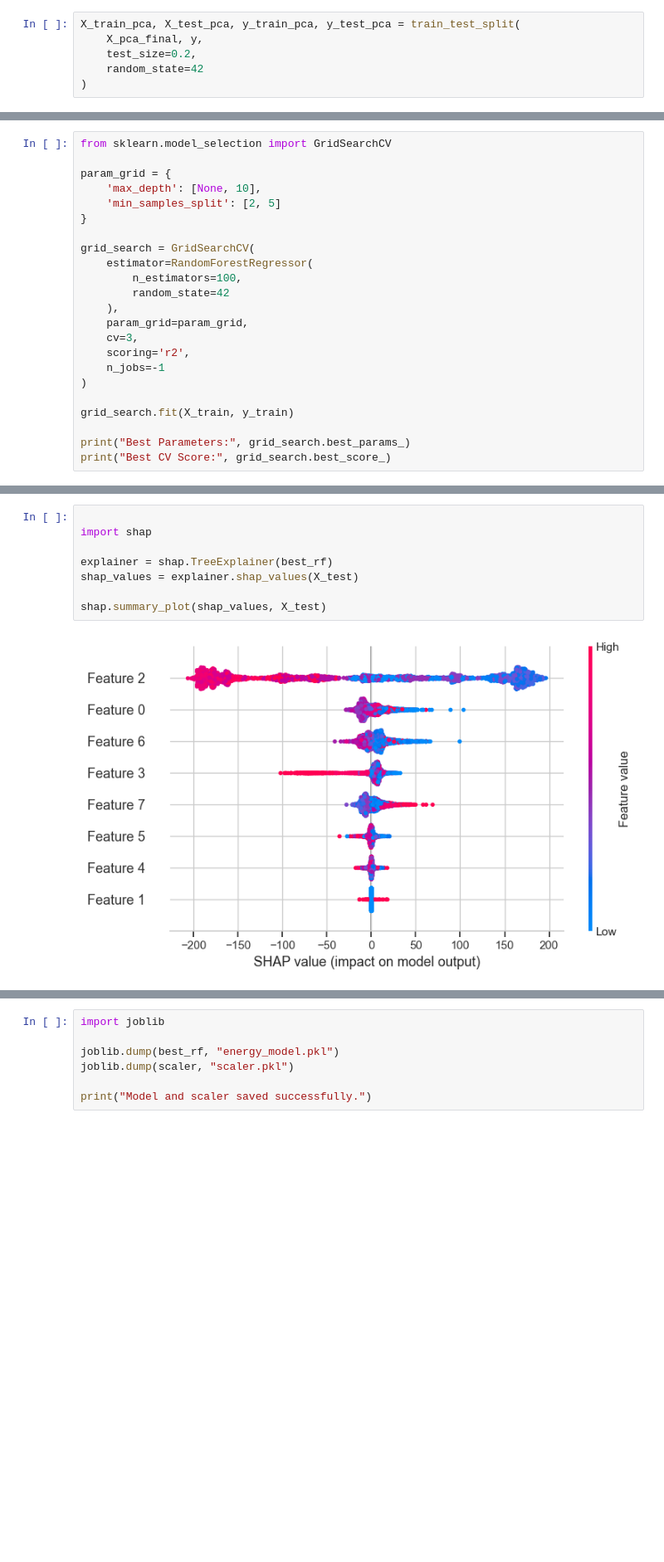
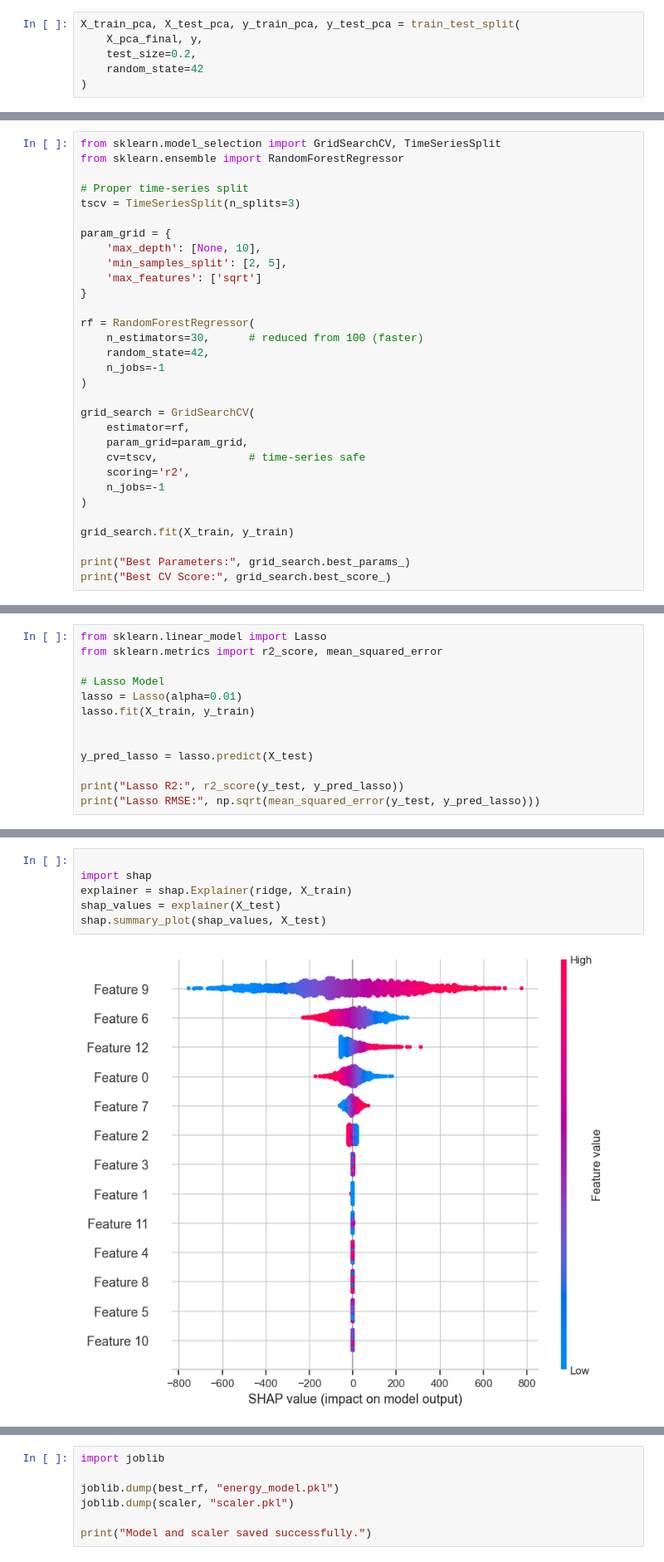
Before and after one commit to tia-345/energy-demand-dashboard, a Jupyter notebook: Energy_Demand_Capstone.ipynb, the cells around one changed output, grey strips where cells are left out. Shown at 83% size. Cells and saved outputs as stored; diff of their text form; blank space fills up the shorter version.

```diff
--- a/Energy_Demand_Capstone.ipynb
+++ b/Energy_Demand_Capstone.ipynb
@@ -435,18 +523,26 @@ Average CV R2: 0.34525107831308
 # %%
-from sklearn.model_selection import GridSearchCV
+from sklearn.model_selection import GridSearchCV, TimeSeriesSplit
+from sklearn.ensemble import RandomForestRegressor
+
+# Proper time-series split
+tscv = TimeSeriesSplit(n_splits=3)
 
 param_grid = {
     'max_depth': [None, 10],
-    'min_samples_split': [2, 5]
+    'min_samples_split': [2, 5],
+    'max_features': ['sqrt']
 }
 
+rf = RandomForestRegressor(
+    n_estimators=30,      # reduced from 100 (faster)
+    random_state=42,
+    n_jobs=-1
+)
+
 grid_search = GridSearchCV(
-    estimator=RandomForestRegressor(
-        n_estimators=100,
-        random_state=42
-    ),
+    estimator=rf,
     param_grid=param_grid,
-    cv=3,
+    cv=tscv,              # time-series safe
     scoring='r2',
     n_jobs=-1
 )
@@ -513,0 +635,13 @@ plt.show()
+# %%
+from sklearn.linear_model import Lasso
+from sklearn.metrics import r2_score, mean_squared_error
+
+# Lasso Model
+lasso = Lasso(alpha=0.01)
+lasso.fit(X_train, y_train)
+
+
+y_pred_lasso = lasso.predict(X_test)
+
+print("Lasso R2:", r2_score(y_test, y_pred_lasso))
+print("Lasso RMSE:", np.sqrt(mean_squared_error(y_test, y_pred_lasso)))
@@ -514,10 +651,8 @@ plt.show()
 # %%
 
 import shap
-
-explainer = shap.TreeExplainer(best_rf)
-shap_values = explainer.shap_values(X_test)
-
+explainer = shap.Explainer(ridge, X_train)
+shap_values = explainer(X_test)
 shap.summary_plot(shap_values, X_test)
 # %% [output]
-[figure, old version]
+[figure, new version]
```
Also changed, not shown: parts of 53 cells of this notebook, 6 other files.
